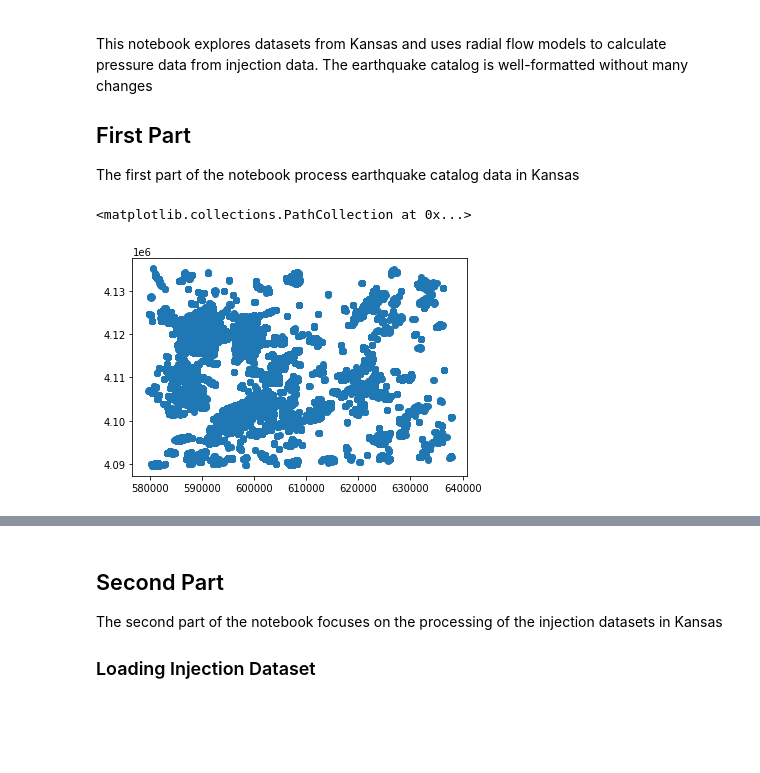
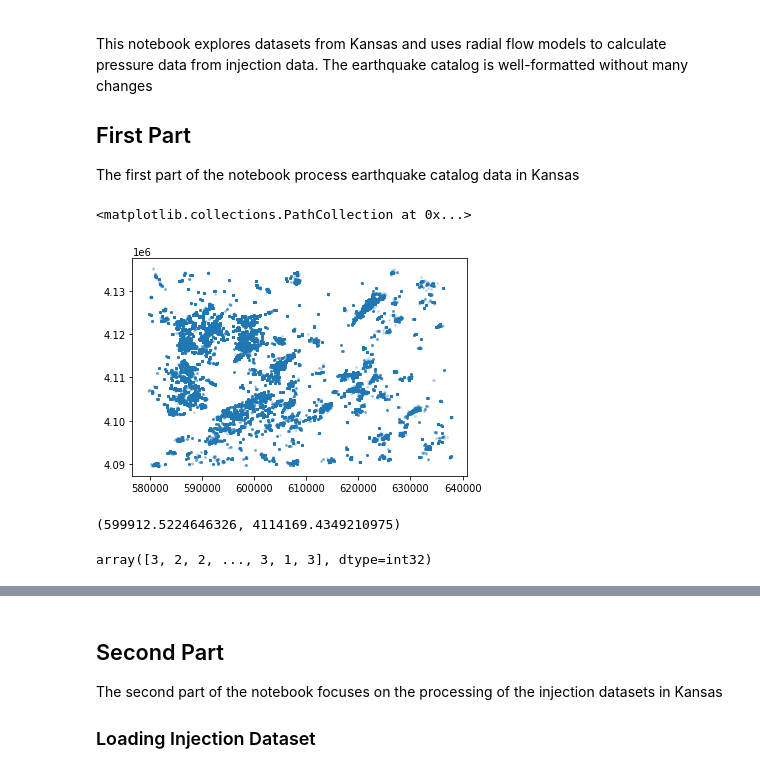
Before and after one commit to hanxiaokaka/Induced_seismic, a Jupyter notebook: notebooks/preprocessing/Kansas_injection.ipynb, the cells around one changed output, grey strips where cells are left out. Saved outputs shown, nothing was run; the diff lists cells and outputs as text; code cells hidden in the pictures; blank space fills up the shorter version.

```diff
--- a/notebooks/preprocessing/Kansas_injection.ipynb
+++ b/notebooks/preprocessing/Kansas_injection.ipynb
@@ -33,7 +34,11 @@ seismic_reordered.to_csv('../Temporal_Datasets/kansas/seismic.csv',index=None)
 # %%
 # plt.hist(seismic_reordered['depth'])
 # %%
-plt.scatter(seismic_reordered['easting'],seismic_reordered['northing'])
+plt.scatter(seismic_reordered['easting'],seismic_reordered['northing'],s=3,alpha=0.2)
 # %% [output]
 <matplotlib.collections.PathCollection at 0x...>
-[figure, old version]
+[figure, new version]
+# %%
+np.mean(seismic_reordered['easting']), np.mean(seismic_reordered['northing'])
+# %% [output]
+(599912.5224646326, 4114169.4349210975)
@@ -39,0 +48,4 @@ plt.scatter(seismic_reordered['easting'],seismic_reordered['northing'])
+# %%
+k_means_results
+# %% [output]
+array([3, 2, 2, ..., 3, 1, 3], dtype=int32)
```
Also changed, not shown: parts of 42 cells of this notebook.
